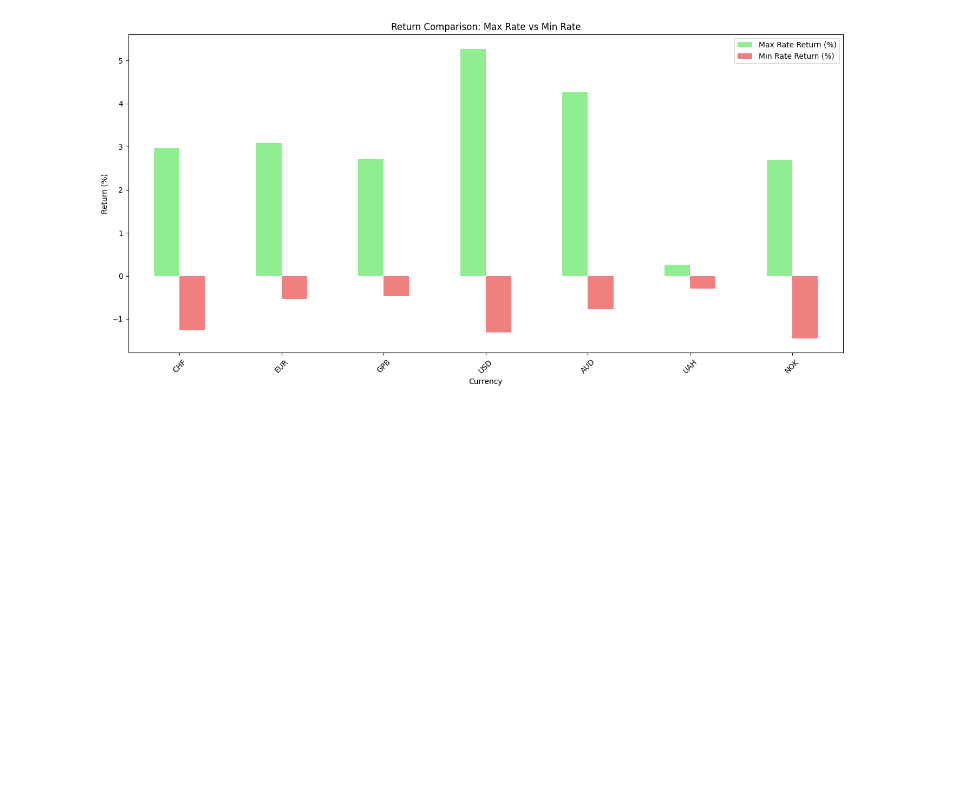
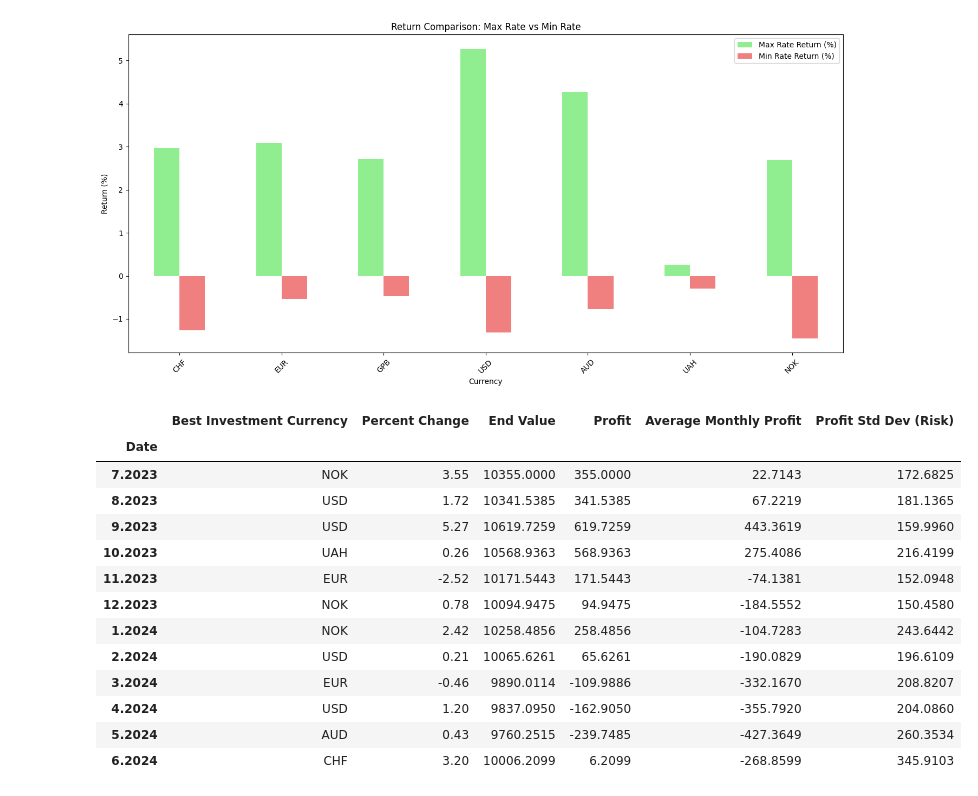
Before and after one commit to jsadlowska/pandas_currencies, a Jupyter notebook: 3_Examples_of_investments.ipynb, the cells around one changed output. Saved outputs shown, nothing was run; the diff lists cells and outputs as text; code cells hidden in the pictures; blank space fills up the shorter version.

```diff
--- a/3_Examples_of_investments.ipynb
+++ b/3_Examples_of_investments.ipynb
@@ -192,0 +201,41 @@ plt.show()
+# %%
+initial_amount = 10000
+
+investment_values = initial_amount * (1+(percent_changes / 100)).cumprod()
+
+investment_profits = investment_values - initial_amount
+
+average_monthly_profit = investment_profits.mean(axis=1)
+monthly_profit_std_dev = investment_profits.std(axis=1)
+
+best_investment_currency = percent_changes.idxmax(axis=1)
+best_investment_value = percent_changes.max(axis=1)
+
+monthly_investment_analysis = pd.DataFrame({
+    'Best Investment Currency': best_investment_currency,
+    'Percent Change': best_investment_value,
+    'End Value': investment_values.max(axis=1),
+    'Profit': investment_profits.max(axis=1),
+    'Average Monthly Profit': average_monthly_profit,
+    'Profit Std Dev (Risk)': monthly_profit_std_dev
+})
+monthly_investment_analysis[['End Value', 'Profit', 'Average Monthly Profit',
+                             'Profit Std Dev (Risk)']] = monthly_investment_analysis[['End Value', 'Profit', 'Average Monthly Profit',
+                                                                                      'Profit Std Dev (Risk)']].round(4)
+
+monthly_investment_analysis
+# %% [output]
+|  | Best Investment Currency | Percent Change | End Value | Profit | Average Monthly Profit | Profit Std Dev (Risk) |
+| Date |  |  |  |  |  |  |
+| 7.2023 | NOK | 3.55 | 10355.0000 | 355.0000 | 22.7143 | 172.6825 |
+| 8.2023 | USD | 1.72 | 10341.5385 | 341.5385 | 67.2219 | 181.1365 |
+| 9.2023 | USD | 5.27 | 10619.7259 | 619.7259 | 443.3619 | 159.9960 |
+| 10.2023 | UAH | 0.26 | 10568.9363 | 568.9363 | 275.4086 | 216.4199 |
+| 11.2023 | EUR | -2.52 | 10171.5443 | 171.5443 | -74.1381 | 152.0948 |
+| 12.2023 | NOK | 0.78 | 10094.9475 | 94.9475 | -184.5552 | 150.4580 |
+| 1.2024 | NOK | 2.42 | 10258.4856 | 258.4856 | -104.7283 | 243.6442 |
+| 2.2024 | USD | 0.21 | 10065.6261 | 65.6261 | -190.0829 | 196.6109 |
+| 3.2024 | EUR | -0.46 | 9890.0114 | -109.9886 | -332.1670 | 208.8207 |
+| 4.2024 | USD | 1.20 | 9837.0950 | -162.9050 | -355.7920 | 204.0860 |
+| 5.2024 | AUD | 0.43 | 9760.2515 | -239.7485 | -427.3649 | 260.3534 |
+| 6.2024 | CHF | 3.20 | 10006.2099 | 6.2099 | -268.8599 | 345.9103 |
```
Also changed, not shown: parts of 9 cells of this notebook, 7 other files.
